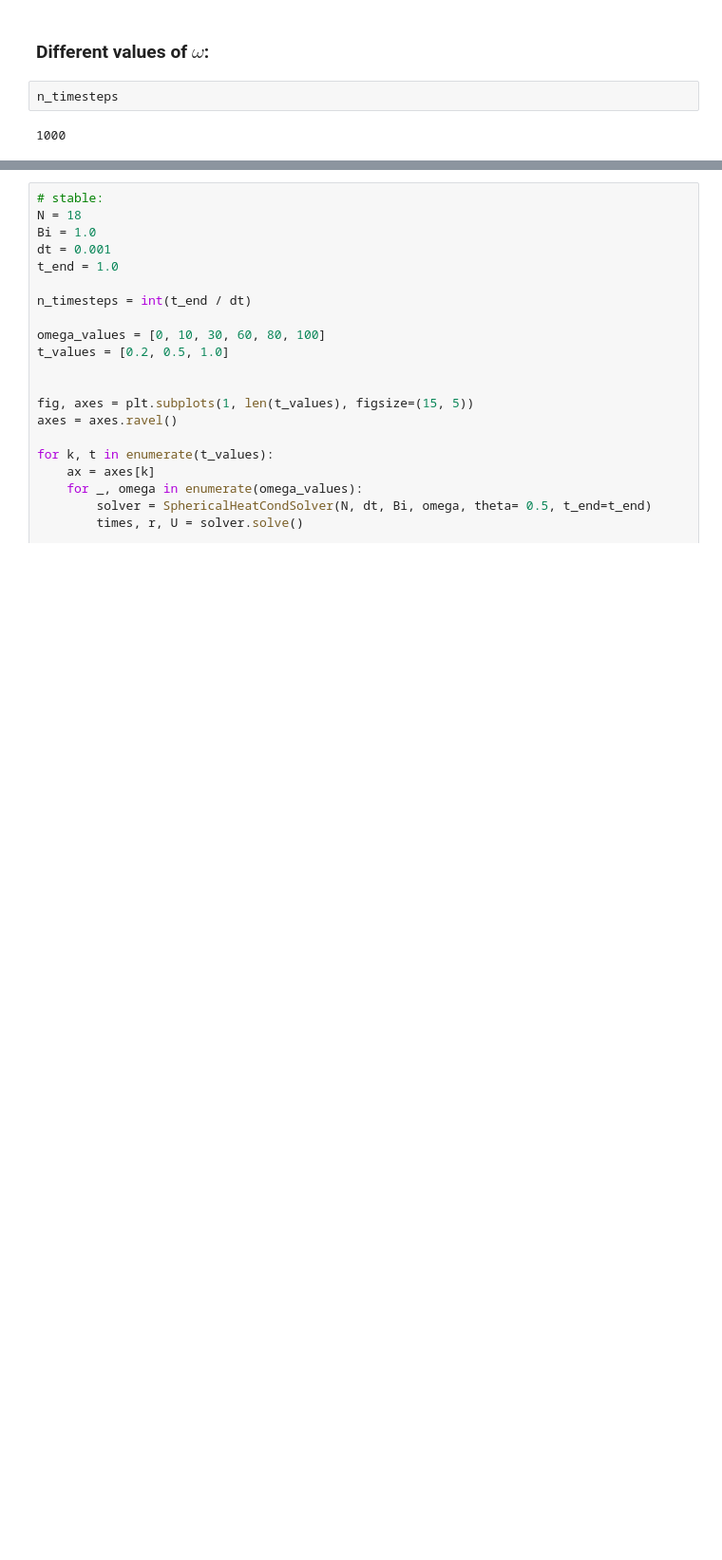
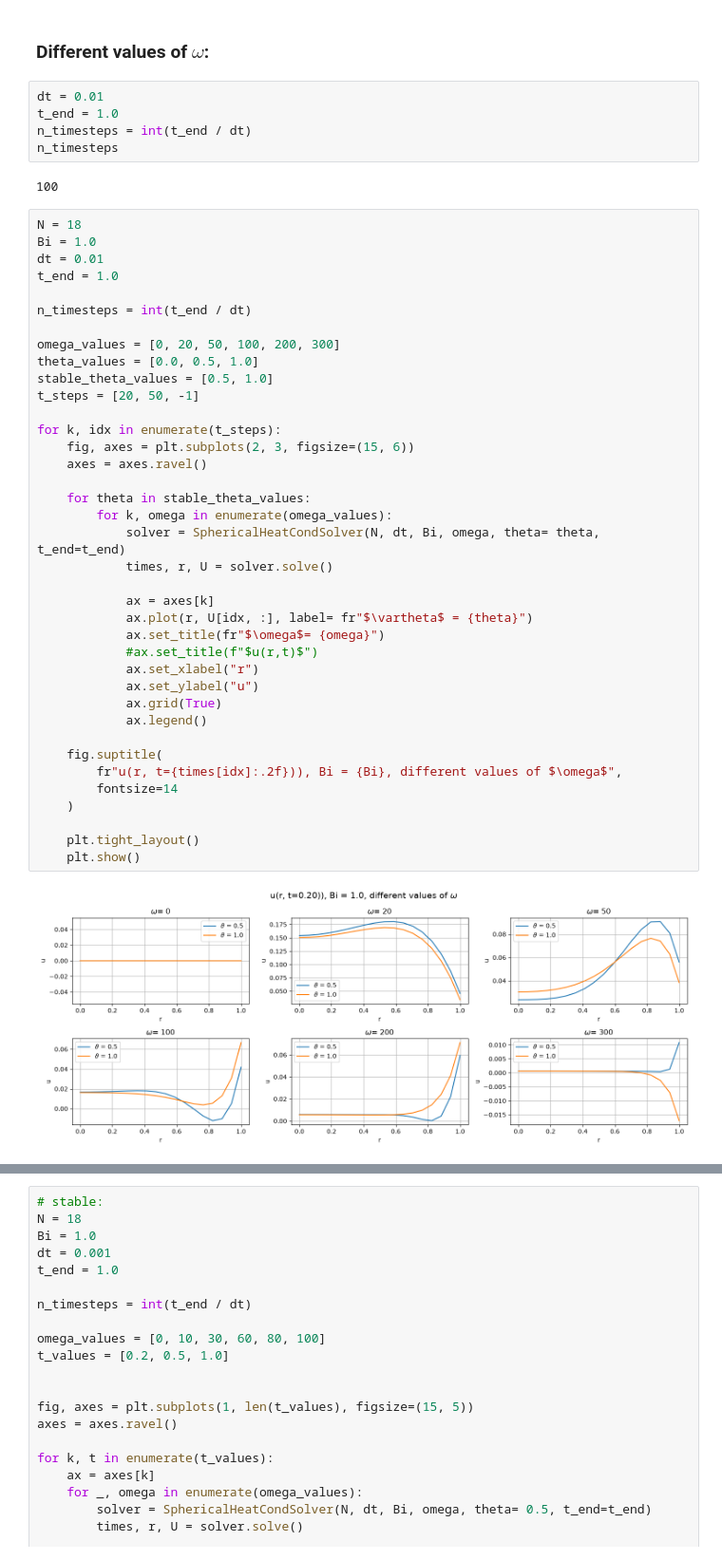
Before and after one commit to claramont/scicomp-code, a Jupyter notebook: Midt2_Ex1/Ex_1e.ipynb, the cells around one changed output, grey strips where cells are left out. Shown at 95% size. Cells and saved outputs as stored; diff of their text form; blank space fills up the shorter version.

```diff
--- a/Midt2_Ex1/Ex_1e.ipynb
+++ b/Midt2_Ex1/Ex_1e.ipynb
@@ -444,6 +444,49 @@ Explicit Euler condition for stability is $\Delta t \leq \Delta r^2 $, so the ti
 # %% [markdown]
 ### Different values of $\omega$:
 # %%
+dt = 0.01
+t_end = 1.0
+n_timesteps = int(t_end / dt)
 n_timesteps
 # %% [output]
-1000
+100
+# %%
+N = 18
+Bi = 1.0
+dt = 0.01
+t_end = 1.0
+
+n_timesteps = int(t_end / dt)
+
+omega_values = [0, 20, 50, 100, 200, 300]
+theta_values = [0.0, 0.5, 1.0]
+stable_theta_values = [0.5, 1.0]
+t_steps = [20, 50, -1]
+
+for k, idx in enumerate(t_steps):
+    fig, axes = plt.subplots(2, 3, figsize=(15, 6))
+    axes = axes.ravel()
+
+    for theta in stable_theta_values:
+        for k, omega in enumerate(omega_values):
+            solver = SphericalHeatCondSolver(N, dt, Bi, omega, theta= theta, t_end=t_end)
+            times, r, U = solver.solve()
+
+            ax = axes[k]
+            ax.plot(r, U[idx, :], label= fr"$\vartheta$ = {theta}")
+            ax.set_title(fr"$\omega$= {omega}")
+            #ax.set_title(f"$u(r,t)$")
+            ax.set_xlabel("r")
+            ax.set_ylabel("u")
+            ax.grid(True)
+            ax.legend()
+
+    fig.suptitle(
+        fr"u(r, t={times[idx]:.2f})), Bi = {Bi}, different values of $\omega$",
+        fontsize=14
+    )
+
+    plt.tight_layout()
+    plt.show()
+# %% [output]
+[figure, added]
```
Also changed, not shown: parts of 2 cells of this notebook, 1 other file.
